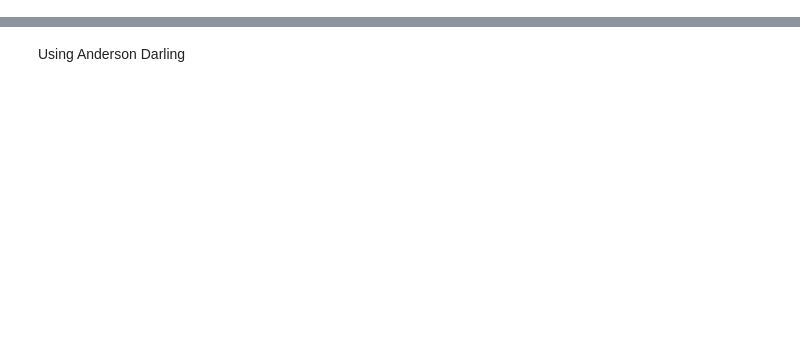
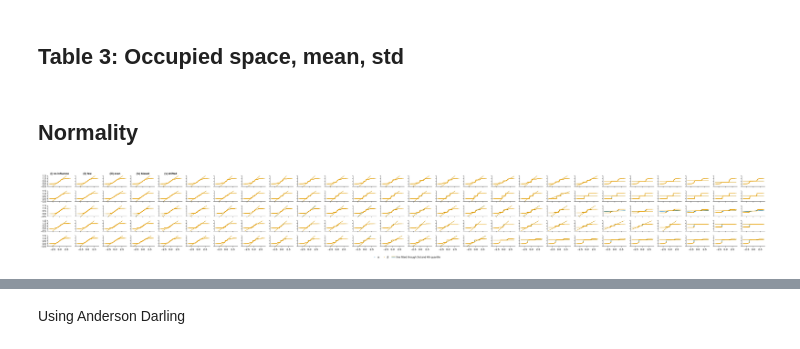
Before and after one commit to ethz-coss/artefacts-and-worldview, a Jupyter notebook: artefact_influence.ipynb, the cells around one changed output, grey strips where cells are left out. Drawn from its saved outputs; the diff is of its cells as text; code cells hidden in the pictures; blank space fills up the shorter version.

```diff
--- a/artefact_influence.ipynb
+++ b/artefact_influence.ipynb
@@ -247,0 +78,10 @@ end
+# %%
+# ripley's l plot
+fig = ripley_plot!(
+    ripleyldf;
+    col=:epsilon, colorder=[.1, .15, .3],
+    hue=:condition, hueorder=["initial", config.conditionorder...],
+    labels = ["initial", conditionlabels...]
+)
+save(joinpath(config.figpath, "ripley.eps"), fig)
+fig
@@ -247,0 +117,2 @@ end
+# %% [markdown]
+## Table 3: Occupied space, mean, std
@@ -247,0 +146,65 @@ end
+# %% [markdown]
+## Normality
+# %%
+
+function qqfacet(
+    df;
+    x, hue, row, col,
+    roworder=unique(df[:, row]),
+    colorder=unique(df[:, col]),
+    hueorder=unique(df[:, hue]),
+    huelabels=string.(hueorder),
+    axargs = (
+        xgridvisible=false, ygridvisible=false, topspinevisible=false, rightspinevisible=false,
+        limits=(nothing, nothing, -.5, 1.5)
+    ),
+    colors=Makie.wong_colors(),
+    fig = Figure(size=(150*length(colorder), 100*length(roworder))),
+    titles = colorder,
+)
+
+    xlayout = GridLayout(fig[:, :])
+    df_grouped = groupby(df, [col, row])
+
+    axes = Array{Any}(undef, length(roworder), length(colorder))
+    for (j,c) = enumerate(colorder)
+        for (i,r) = enumerate(roworder)
+            dg = df_grouped[Dict(row => r, col => c)]
+            ax = axes[i,j] =Axis(xlayout[i,j]; axargs...)
+            for (h, color)=zip(hueorder, colors)
+                qqnorm!(ax, dg[dg[:, hue] .== h, x]; qqline = :fitrobust, markersize=4, color)
+            end
+        end
+    end
+
+    linkaxes!(axes...)
+
+    for (ax,title) in zip(axes[1, :], titles); ax.title=title; end
+    for ax in axes[1:end-1, :]; ax.xticklabelsvisible=false; end
+    for ax in axes[:, 2:end]; ax.yticklabelsvisible=false; ax.ylabelvisible=false; end
+
+    line = [LineElement(; color, points=Point2f[(0,i), (1,i)]) for (i, color) in zip((.4, .6), colors[1:length(hueorder)])]
+    markers = [MarkerElement(; color, marker = :circle, markersize = 4) for color in colors[1:length(hueorder)]]
+
+    Legend(
+        fig[end+1, :], [markers..., line], [huelabels..., "line fitted through 3rd and 4th quantile"],
+        framevisible = false, tellheight=true; tellwidth = false, orientation = :horizontal
+    )
+    fig
+end
+
+
+fig = qqfacet(df;
+    x=:value,
+    hue=:type,
+    row=:condition,
+    roworder=config.conditionorder,
+    hueorder=[:alpha, :beta],
+    huelabels=["α", "β"],
+    col=:epsilon,
+    colorder=config.epsilons,
+    titles = conditionlabels
+)
+fig
+# %% [output]
+[figure, added]
```
Also changed, not shown: parts of 46 cells of this notebook, 9 other files.
